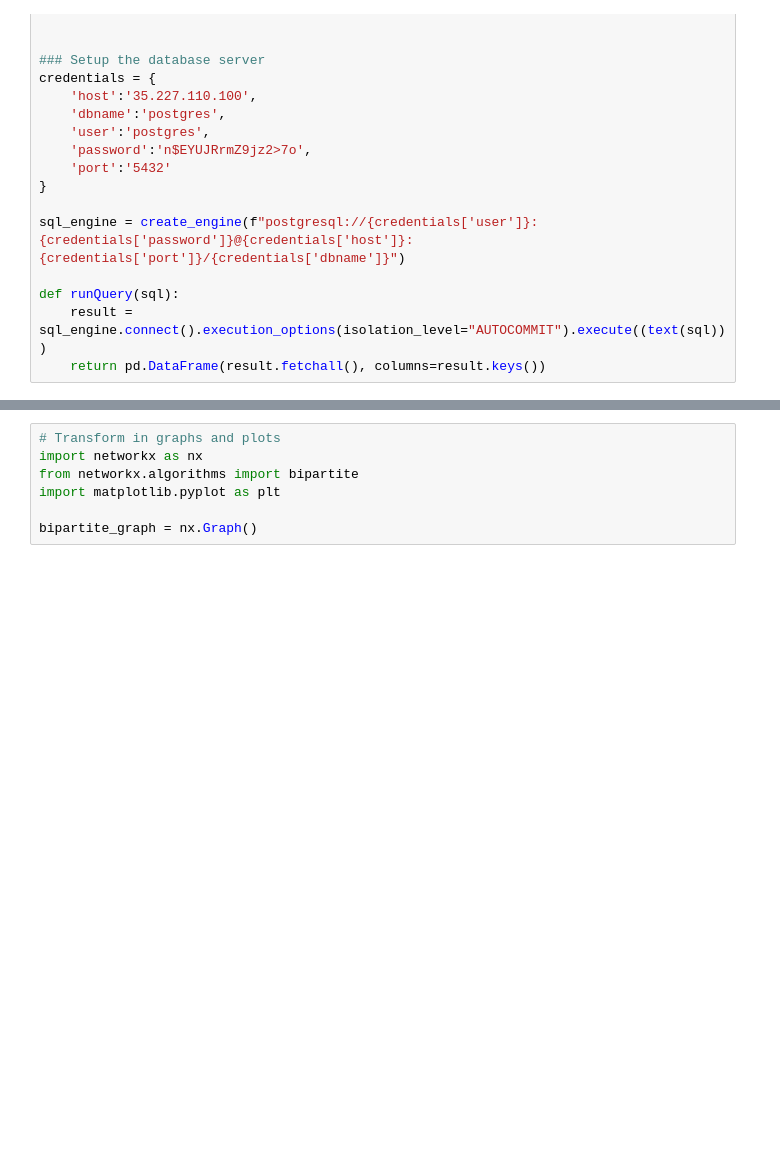
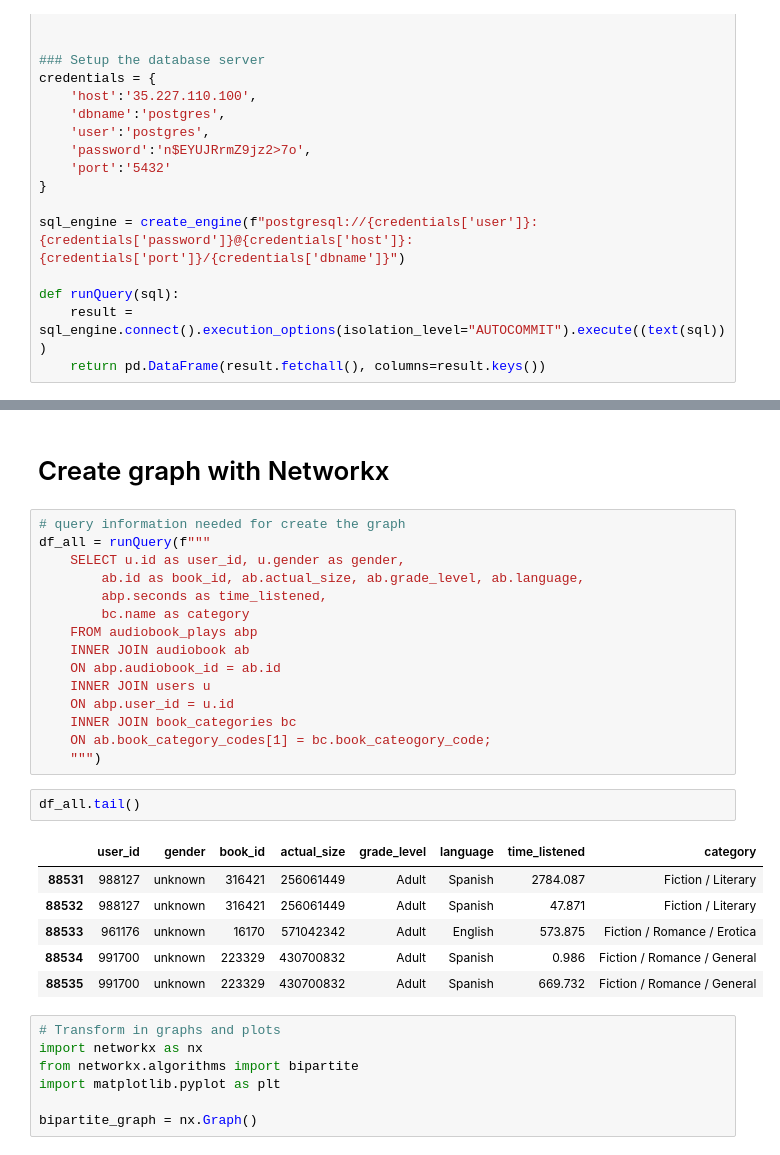
Before and after one commit to Luisehica/Audioplays_Dash, a Jupyter notebook: EDA.ipynb, the cells around one changed output, grey strips where cells are left out. Saved outputs shown, nothing was run; the diff lists cells and outputs as text; blank space fills up the shorter version.

```diff
--- a/EDA.ipynb
+++ b/EDA.ipynb
@@ -86,3 +39,29 @@ KeyError: 'book_cateogory_code'
+# %% [markdown]
+# Create graph with Networkx
+# %%
+# query information needed for create the graph
+df_all = runQuery(f"""
+    SELECT u.id as user_id, u.gender as gender,
+        ab.id as book_id, ab.actual_size, ab.grade_level, ab.language,
+        abp.seconds as time_listened,
+        bc.name as category
+    FROM audiobook_plays abp
+    INNER JOIN audiobook ab
+    ON abp.audiobook_id = ab.id
+    INNER JOIN users u
+    ON abp.user_id = u.id
+    INNER JOIN book_categories bc
+    ON ab.book_category_codes[1] = bc.book_cateogory_code;
+    """)
+# %%
+df_all.tail()
+# %% [output]
+|  | user_id | gender | book_id | actual_size | grade_level | language | time_listened | category |
+| 88531 | 988127 | unknown | 316421 | 256061449 | Adult | Spanish | 2784.087 | Fiction / Literary |
+| 88532 | 988127 | unknown | 316421 | 256061449 | Adult | Spanish | 47.871 | Fiction / Literary |
+| 88533 | 961176 | unknown | 16170 | 571042342 | Adult | English | 573.875 | Fiction / Romance / Erotica |
+| 88534 | 991700 | unknown | 223329 | 430700832 | Adult | Spanish | 0.986 | Fiction / Romance / General |
+| 88535 | 991700 | unknown | 223329 | 430700832 | Adult | Spanish | 669.732 | Fiction / Romance / General |
 # %%
 # Transform in graphs and plots
 import networkx as nx
```
Also changed, not shown: parts of 18 cells of this notebook, 3 other files.
